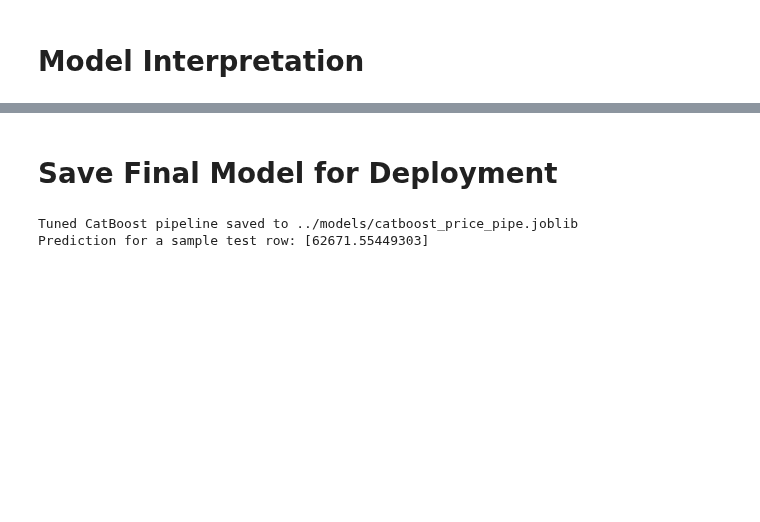
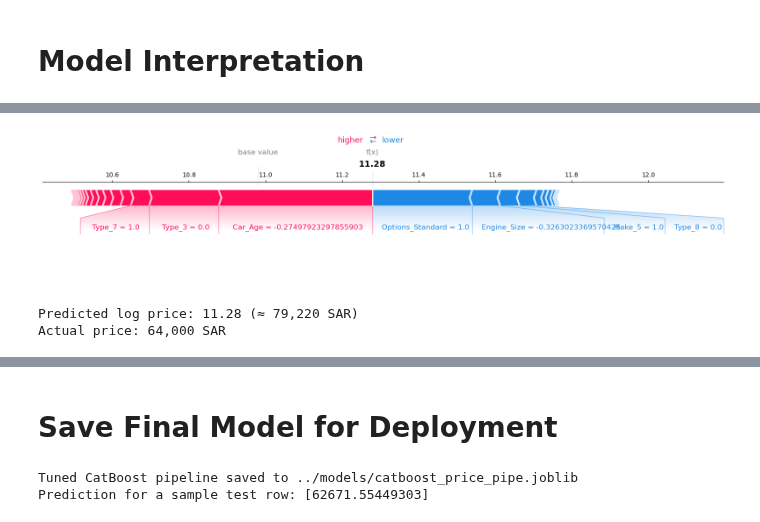
Before and after one commit to RioPramana21/Ctrl-Price-Taking-Control-of-Used-Car-Valuations-with-ML, a Jupyter notebook: code_files/5_modelling.ipynb, the cells around one changed output, grey strips where cells are left out. Saved outputs shown, nothing was run; the diff lists cells and outputs as text; code cells hidden in the pictures; blank space fills up the shorter version.

```diff
--- a/code_files/5_modelling.ipynb
+++ b/code_files/5_modelling.ipynb
@@ -375,0 +424,11 @@ shap.summary_plot(shap_vals[:, :-1], X_test_enc)
+# %%
+# (c) force-plot a single prediction
+i = 0  # pick any index
+shap.initjs()
+shap.force_plot(
+    explainer.expected_value,
+    shap_vals[i,:],
+    X_test_pre.iloc[i,:],
+    matplotlib=True
+)
+# %% [output]
@@ -375,0 +436,9 @@ shap.summary_plot(shap_vals[:, :-1], X_test_enc)
+[figure, added]
+# %%
+predicted_log_price = 11.28
+predicted_price = np.expm1(predicted_log_price)   # = e^11.28 − 1 ≈ 79,000 SAR
+print(f"Predicted log price: {predicted_log_price:.2f} (≈ {predicted_price:,.0f} SAR)")
+print(f"Actual price: {y_test.iloc[i]:,.0f} SAR")
+# %% [output]
+Predicted log price: 11.28 (≈ 79,220 SAR)
+Actual price: 64,000 SAR
```
Also changed, not shown: parts of 10 cells of this notebook.
